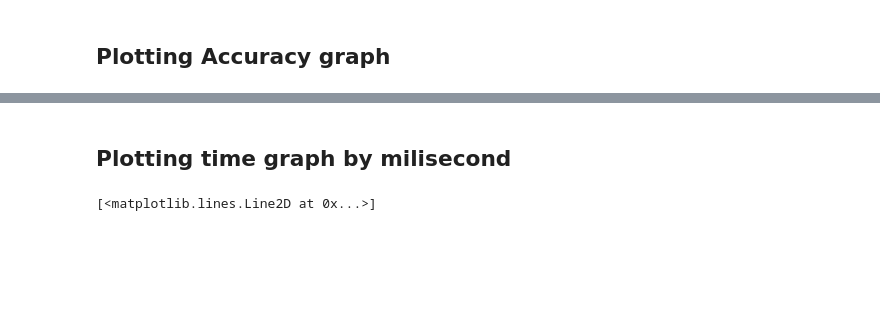
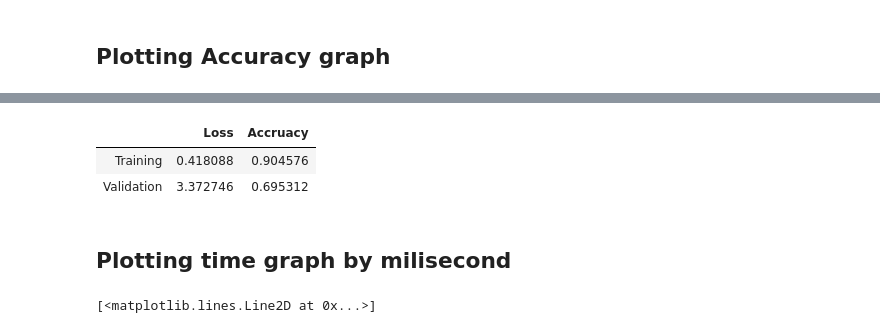
Before and after one commit to icdsw07/machineLearning, a Jupyter notebook: Assignment02.ipynb, the cells around one changed output, grey strips where cells are left out. Saved outputs shown, nothing was run; the diff lists cells and outputs as text; code cells hidden in the pictures; blank space fills up the shorter version.

```diff
--- a/Assignment02.ipynb
+++ b/Assignment02.ipynb
@@ -174,3 +166,13 @@ plt.plot(accuracy_list_val,'b')
+# %%
+data = [[loss_list_train[-1], accuracy_list_train[-1]],
+        [loss_list_val[-1], accuracy_list_val[-1]]]
+frame = pd.DataFrame(data, columns = ['Loss','Accruacy'],
+                        index = ['Training','Validation'])
+frame
+# %% [output]
+|  | Loss | Accruacy |
+| Training | 0.418088 | 0.904576 |
+| Validation | 3.372746 | 0.695312 |
 # %% [markdown]
 ## Plotting time graph by milisecond
 # %%
```
Also changed, not shown: parts of 16 cells of this notebook.
